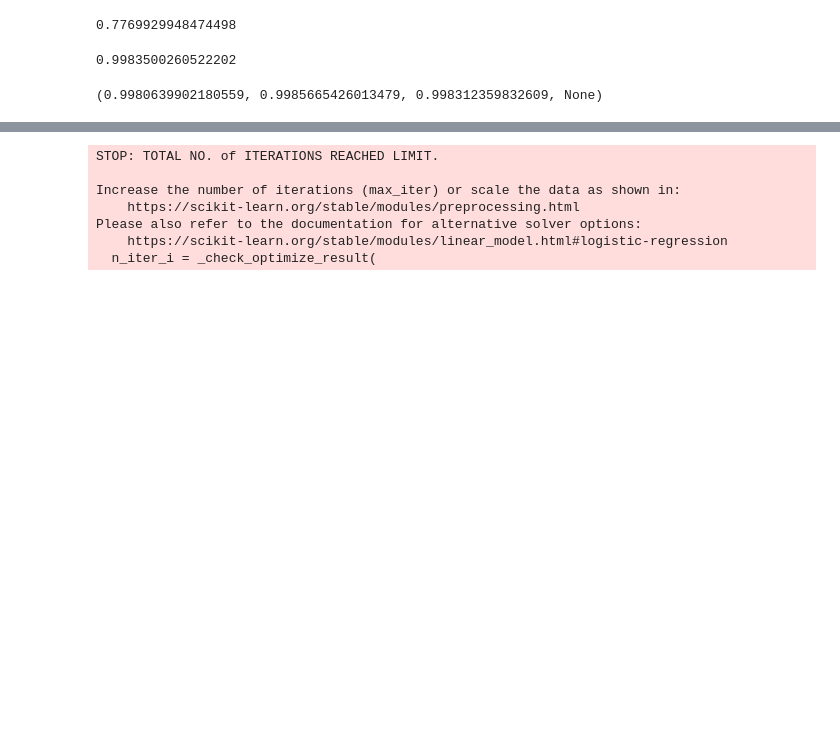
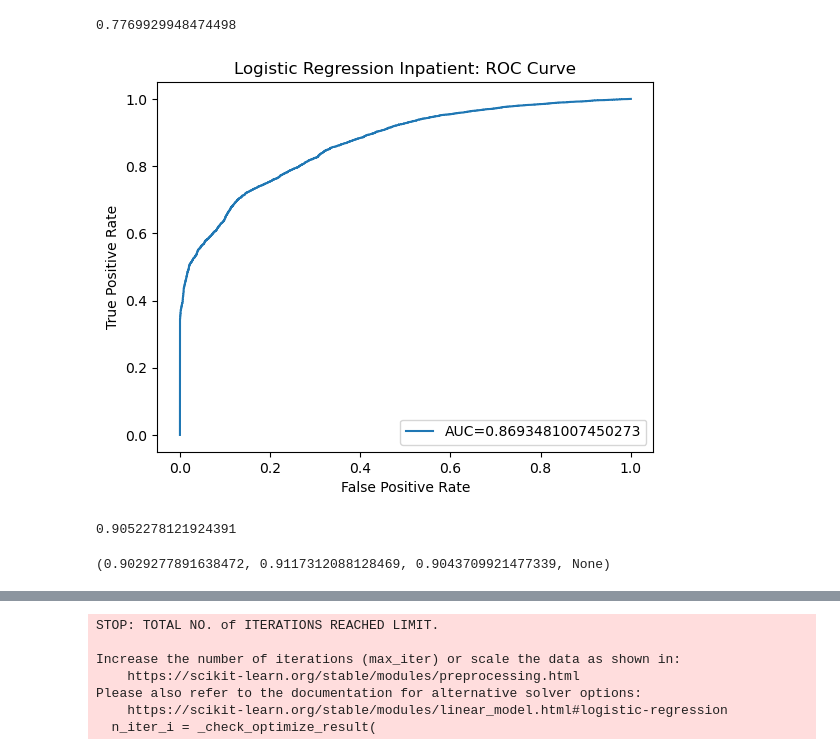
Before and after one commit to ingridchien/medical-provider-fraud-detection, a Jupyter notebook: Analysis.ipynb, the cells around one changed output, grey strips where cells are left out. Saved outputs shown, nothing was run; the diff lists cells and outputs as text; code cells hidden in the pictures; blank space fills up the shorter version.

Commit message:
add ROC/AUC curves for most recent models with grouped features

```diff
--- a/Analysis.ipynb
+++ b/Analysis.ipynb
@@ -716,17 +717,31 @@ Please also refer to the documentation for alternative solver options:
     https://scikit-learn.org/stable/modules/linear_model.html#logistic-regression
   n_iter_i = _check_optimize_result(
 0.7769929948474498
+# %%
+y_pred_proba = logreg.predict_proba(X_test)[::,1]
+fpr, tpr, _ = metrics.roc_curve(y_test,  y_pred_proba)
+auc = metrics.roc_auc_score(y_test, y_pred_proba)
+
+#create ROC curve
+plt.plot(fpr,tpr,label="AUC="+str(auc))
+plt.ylabel('True Positive Rate')
+plt.xlabel('False Positive Rate')
+plt.title('Logistic Regression Inpatient: ROC Curve');
+plt.legend(loc=4)
+plt.show()
+# %% [output]
+[figure, added]
 # %%
 # XGB
-xgb = XGBClassifier().fit(X_train, y_train)
+xgb = XGBClassifier(max_depth = 2).fit(X_train, y_train)
 xgb_preds = xgb.predict(X_train)
 accuracy = accuracy_score(y_train, xgb_preds)
 
 print(accuracy)
 precision_recall_fscore_support(y_train, xgb_preds, average='macro')
 # %% [output]
-0.9983500260522202
+0.9052278121924391
-(0.9980639902180559, 0.9985665426013479, 0.998312359832609, None)
+(0.9029277891638472, 0.9117312088128469, 0.9043709921477339, None)
 # %%
 # testing accuracy
 accuracy = accuracy_score(y_test, xgb.predict(X_test))
```
Also changed, not shown: parts of 14 cells of this notebook.
